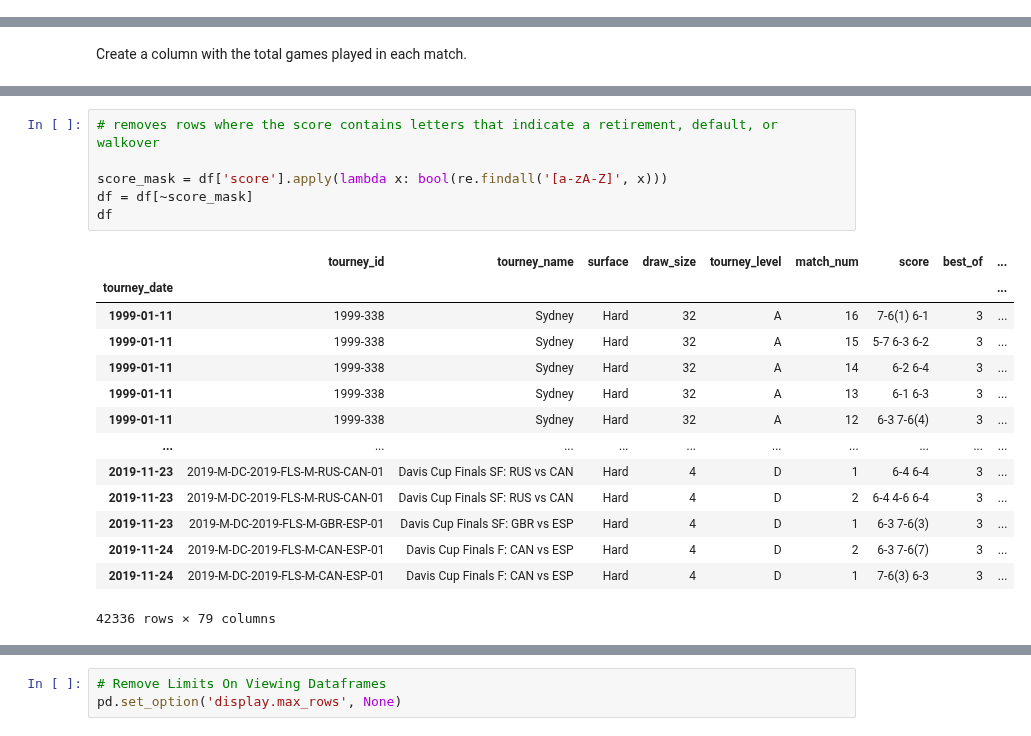
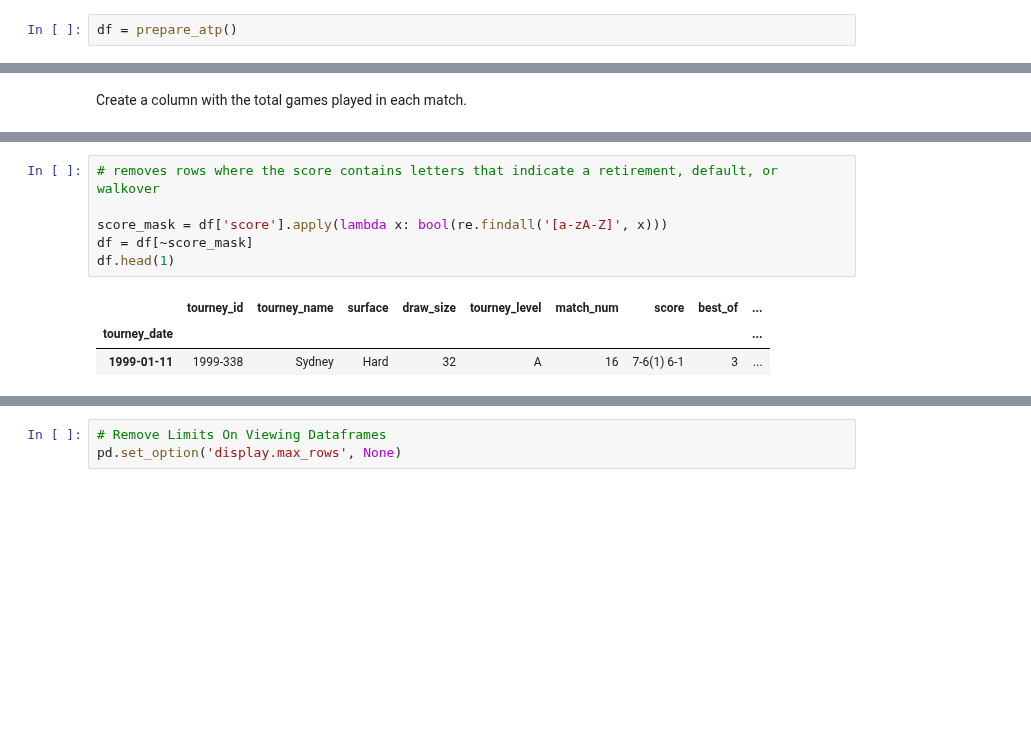
Before and after one commit to Racket-Science/Tennis-Match-Predictions, a Jupyter notebook: Notebooks/Whitaker_Working_Notebook.ipynb, the cells around one changed output, grey strips where cells are left out. Cells and saved outputs as stored; diff of their text form; blank space fills up the shorter version.

```diff
--- a/Notebooks/Whitaker_Working_Notebook.ipynb
+++ b/Notebooks/Whitaker_Working_Notebook.ipynb
@@ -193,0 +273,2 @@ df.head()
+# %%
+df = prepare_atp()
@@ -225,24 +312,13 @@ df.shape
 # %%
 # removes rows where the score contains letters that indicate a retirement, default, or walkover
 
 score_mask = df['score'].apply(lambda x: bool(re.findall('[a-zA-Z]', x)))
 df = df[~score_mask]
-df
+df.head(1)
 # %% [output]
 |  | tourney_id | tourney_name | surface | draw_size | tourney_level | match_num | score | best_of | ... |
 | tourney_date |  |  |  |  |  |  |  |  | ... |
 | 1999-01-11 | 1999-338 | Sydney | Hard | 32 | A | 16 | 7-6(1) 6-1 | 3 | ... |
-| 1999-01-11 | 1999-338 | Sydney | Hard | 32 | A | 15 | 5-7 6-3 6-2 | 3 | ... |
-| 1999-01-11 | 1999-338 | Sydney | Hard | 32 | A | 14 | 6-2 6-4 | 3 | ... |
-| 1999-01-11 | 1999-338 | Sydney | Hard | 32 | A | 13 | 6-1 6-3 | 3 | ... |
-| 1999-01-11 | 1999-338 | Sydney | Hard | 32 | A | 12 | 6-3 7-6(4) | 3 | ... |
-| ... | ... | ... | ... | ... | ... | ... | ... | ... | ... |
-| 2019-11-23 | 2019-M-DC-2019-FLS-M-RUS-CAN-01 | Davis Cup Finals SF: RUS vs CAN | Hard | 4 | D | 1 | 6-4 6-4 | 3 | ... |
-| 2019-11-23 | 2019-M-DC-2019-FLS-M-RUS-CAN-01 | Davis Cup Finals SF: RUS vs CAN | Hard | 4 | D | 2 | 6-4 4-6 6-4 | 3 | ... |
-| 2019-11-23 | 2019-M-DC-2019-FLS-M-GBR-ESP-01 | Davis Cup Finals SF: GBR vs ESP | Hard | 4 | D | 1 | 6-3 7-6(3) | 3 | ... |
-| 2019-11-24 | 2019-M-DC-2019-FLS-M-CAN-ESP-01 | Davis Cup Finals F: CAN vs ESP | Hard | 4 | D | 2 | 6-3 7-6(7) | 3 | ... |
-| 2019-11-24 | 2019-M-DC-2019-FLS-M-CAN-ESP-01 | Davis Cup Finals F: CAN vs ESP | Hard | 4 | D | 1 | 7-6(3) 6-3 | 3 | ... |
-42336 rows × 79 columns
 # %%
 df.shape
 # %% [output]
```
Also changed, not shown: parts of 204 cells of this notebook.
